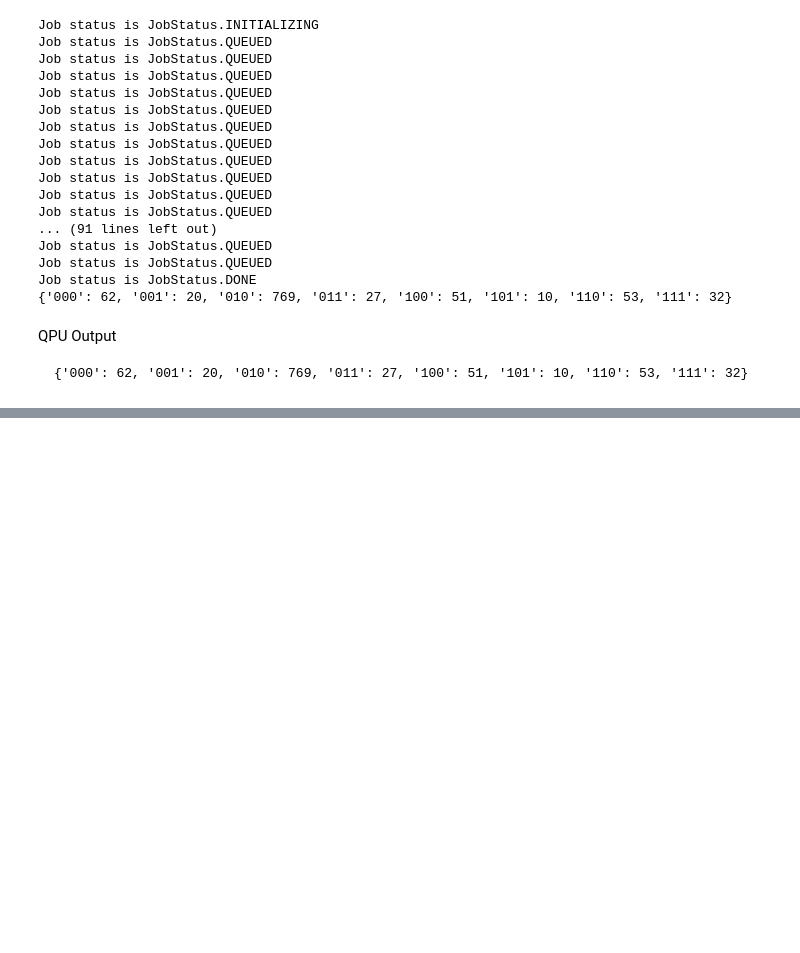
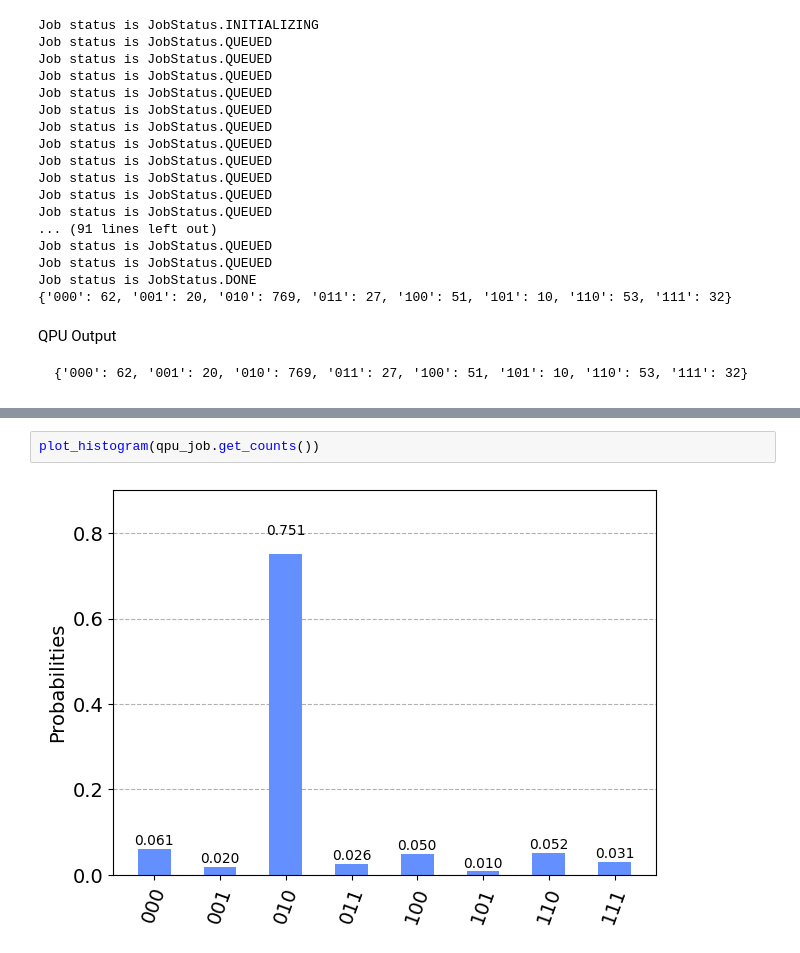
Before and after one commit to yh08037/ionq-challenge, a Jupyter notebook: phase_estimation.ipynb, the cells around one changed output, grey strips where cells are left out. Drawn from its saved outputs; the diff is of its cells as text; blank space fills up the shorter version.

```diff
--- a/phase_estimation.ipynb
+++ b/phase_estimation.ipynb
@@ -132,0 +141,4 @@ QPU Output
+# %%
+plot_histogram(qpu_job.get_counts())
+# %% [output]
+[figure, added]
```
Also changed, not shown: parts of 2 cells of this notebook.
